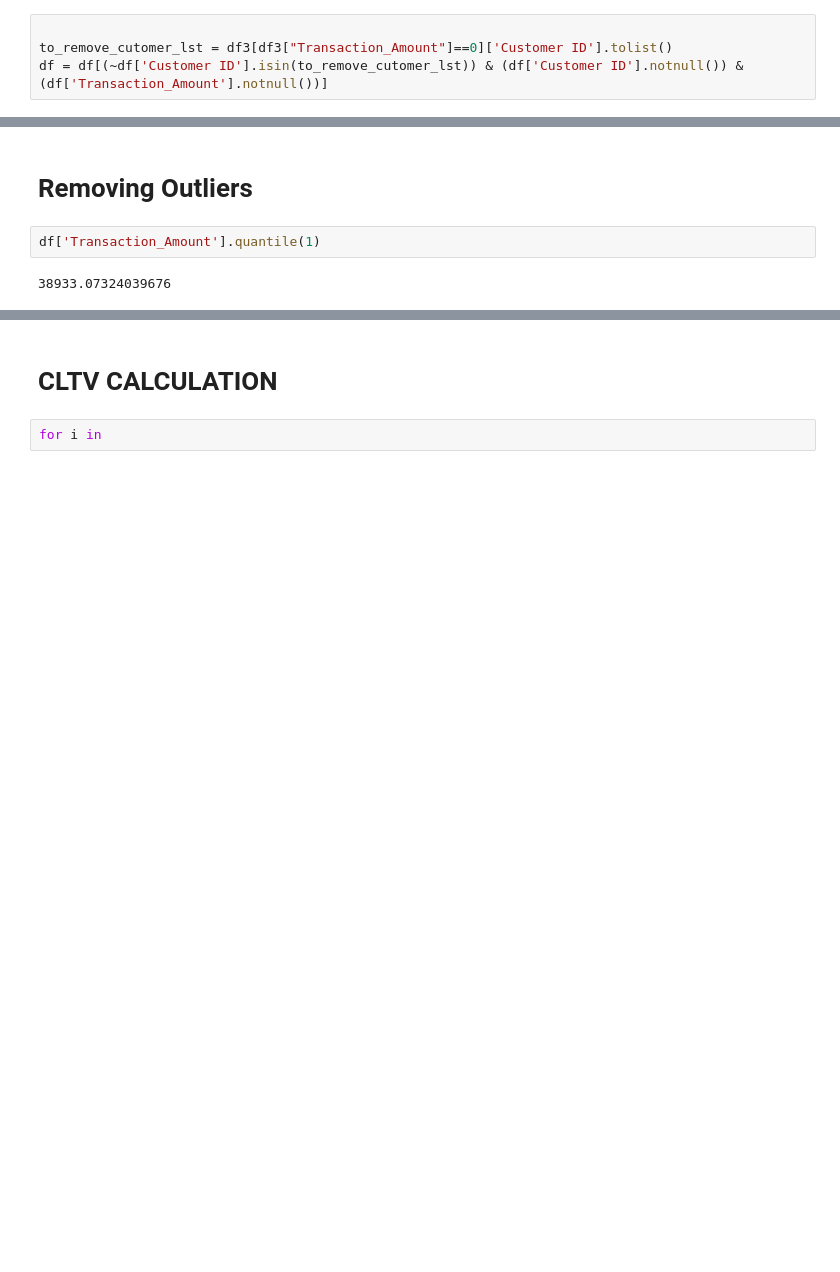
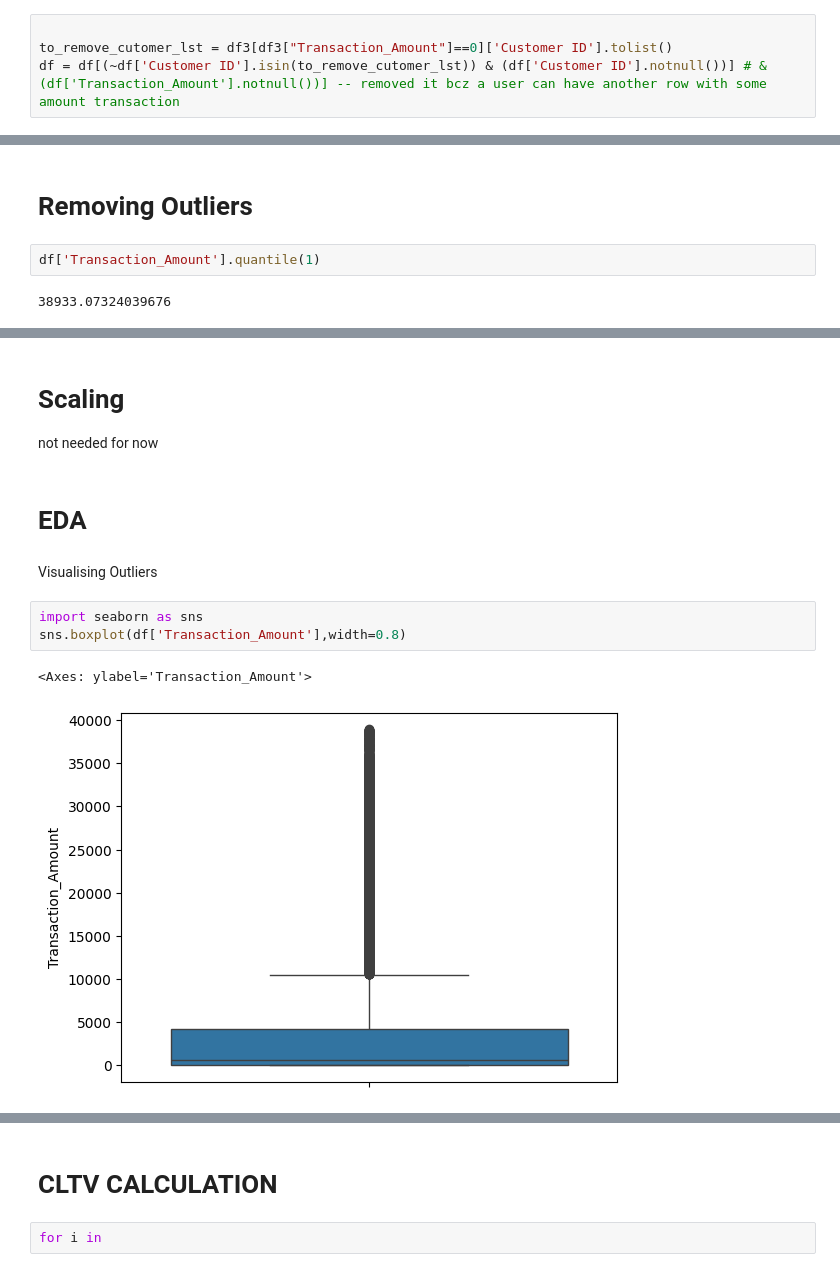
Before and after one commit to harzrawat/Internship_practice, a Jupyter notebook: churn_prediction/dataclean.ipynb, the cells around one changed output, grey strips where cells are left out. Saved outputs shown, nothing was run; the diff lists cells and outputs as text; blank space fills up the shorter version.

```diff
--- a/churn_prediction/dataclean.ipynb
+++ b/churn_prediction/dataclean.ipynb
@@ -86,5 +85,5 @@ df3
 # %%
 
 to_remove_cutomer_lst = df3[df3["Transaction_Amount"]==0]['Customer ID'].tolist()
-df = df[(~df['Customer ID'].isin(to_remove_cutomer_lst)) & (df['Customer ID'].notnull()) & (df['Transaction_Amount'].notnull())]
+df = df[(~df['Customer ID'].isin(to_remove_cutomer_lst)) & (df['Customer ID'].notnull())] # & (df['Transaction_Amount'].notnull())] -- removed it bcz a user can have another row with some amount transaction
 # %%
@@ -142,0 +154,13 @@ df2
+# %% [markdown]
+# Scaling
+not needed for now
+# %% [markdown]
+# EDA
+# %% [markdown]
+Visualising Outliers
+# %%
+import seaborn as sns
+sns.boxplot(df['Transaction_Amount'],width=0.8)
+# %% [output]
+<Axes: ylabel='Transaction_Amount'>
+[figure, added]
```
Also changed, not shown: parts of 9 cells of this notebook, 4 other files.
